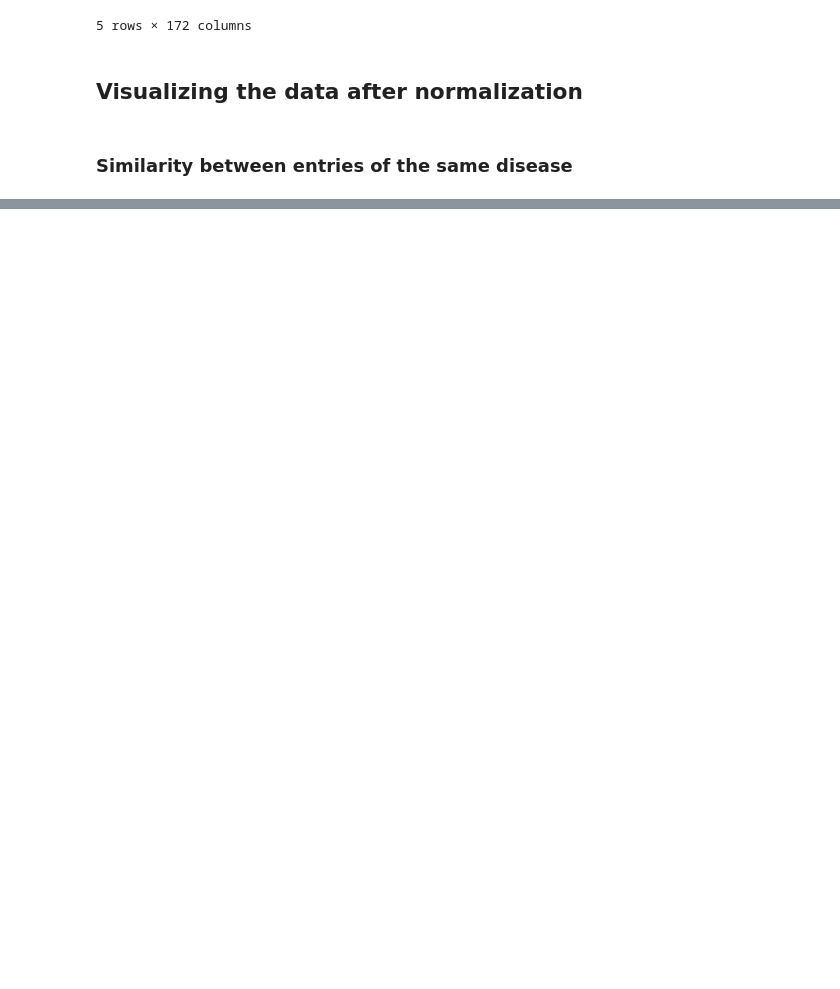
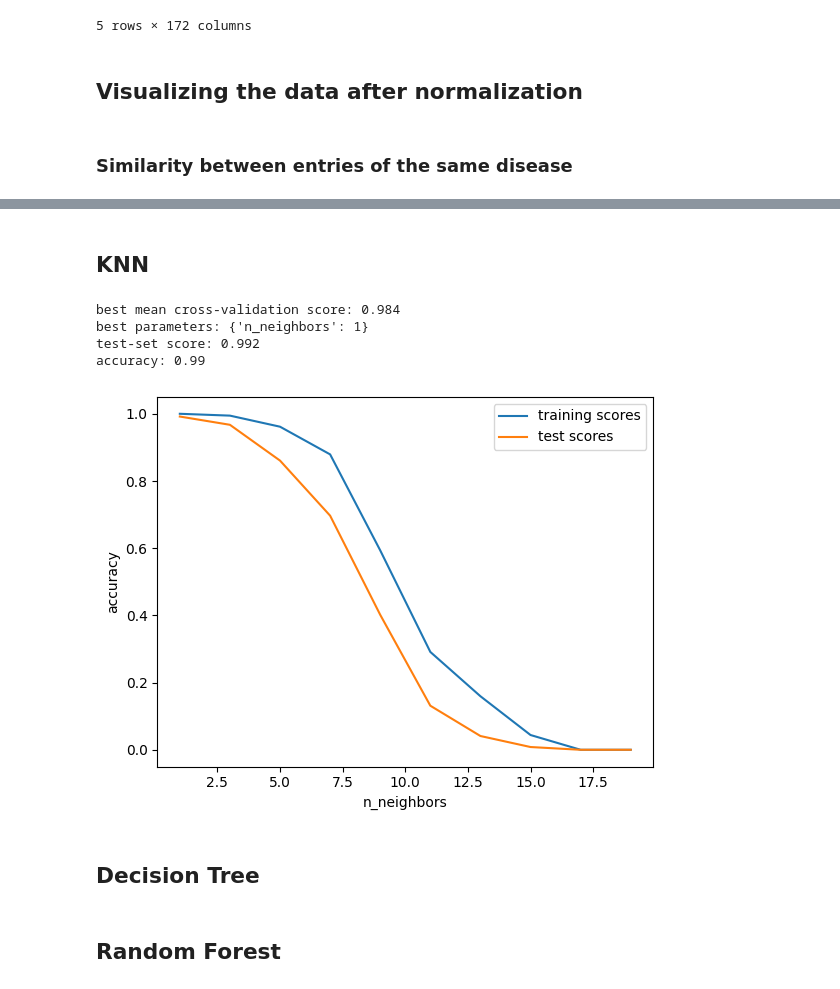
Before and after one commit to tom-bourjala/SDU-ML-DSP, a Jupyter notebook: main.ipynb, the cells around one changed output, grey strips where cells are left out. Saved outputs shown, nothing was run; the diff lists cells and outputs as text; code cells hidden in the pictures; blank space fills up the shorter version.

```diff
--- a/main.ipynb
+++ b/main.ipynb
@@ -273,0 +275,17 @@ df_converted[df_converted['Disease'] == 'Heart attack']
+# %%
+from sklearn.linear_model import LogisticRegression
+from sklearn.metrics import accuracy_score
+
+y_train_labels = y_train.idxmax(axis=1)
+y_test_labels = y_test.idxmax(axis=1)
+
+logreg = LogisticRegression(multi_class='multinomial', solver='lbfgs')
+logreg.fit(X_train, y_train_labels)
+
+y_pred = logreg.predict(X_test)
+print(logreg.score(X_test, y_test_labels))
+print(accuracy_score(y_test_labels, y_pred))
+
+from sklearn.metrics import classification_report
+classification_report_df = pd.DataFrame(classification_report(y_test_labels, y_pred, output_dict=True)).transpose()
+classification_report_df
@@ -273,0 +312,51 @@ df_converted[df_converted['Disease'] == 'Heart attack']
+# %% [markdown]
+## KNN
+# %%
+from sklearn.neighbors import KNeighborsClassifier
+
+#Model complexity
+neighbors = range(1, 20, 2)
+
+training_scores = []
+test_scores = []
+
+for n_neighbors in neighbors:
+    knn = KNeighborsClassifier(n_neighbors=n_neighbors).fit(X_train, y_train)
+    training_scores.append(knn.score(X_train, y_train))
+    test_scores.append(knn.score(X_test, y_test))
+
+plt.figure()
+plt.plot(neighbors, training_scores, label="training scores")
+plt.plot(neighbors, test_scores, label="test scores")
+plt.ylabel("accuracy")
+plt.xlabel("n_neighbors")
+plt.legend()
+
+# GridSearchCV
+from sklearn.model_selection import GridSearchCV
+param_grid_knn = {'n_neighbors': np.arange(1, 20, 2)}
+
+grid = GridSearchCV(KNeighborsClassifier(), param_grid=param_grid_knn,
+                    cv=5, return_train_score=True)
+grid.fit(X_train, y_train)
+
+print("best mean cross-validation score: {:.3f}".format(grid.best_score_))
+print("best parameters: {}".format(grid.best_params_))
+
+print("test-set score: {:.3f}".format(grid.score(X_test, y_test)))
+
+# KNN with the best parameters
+knn = KNeighborsClassifier(n_neighbors=grid.best_params_['n_neighbors'])
+knn.fit(X_train, y_train)
+print("accuracy: {:.2f}".format(knn.score(X_test, y_test)))
+y_pred = knn.predict(X_test)
+# %% [output]
+best mean cross-validation score: 0.984
+best parameters: {'n_neighbors': 1}
+test-set score: 0.992
+accuracy: 0.99
+[figure, added]
+# %% [markdown]
+## Decision Tree
+# %% [markdown]
+## Random Forest
```
Also changed, not shown: parts of 9 cells of this notebook.
